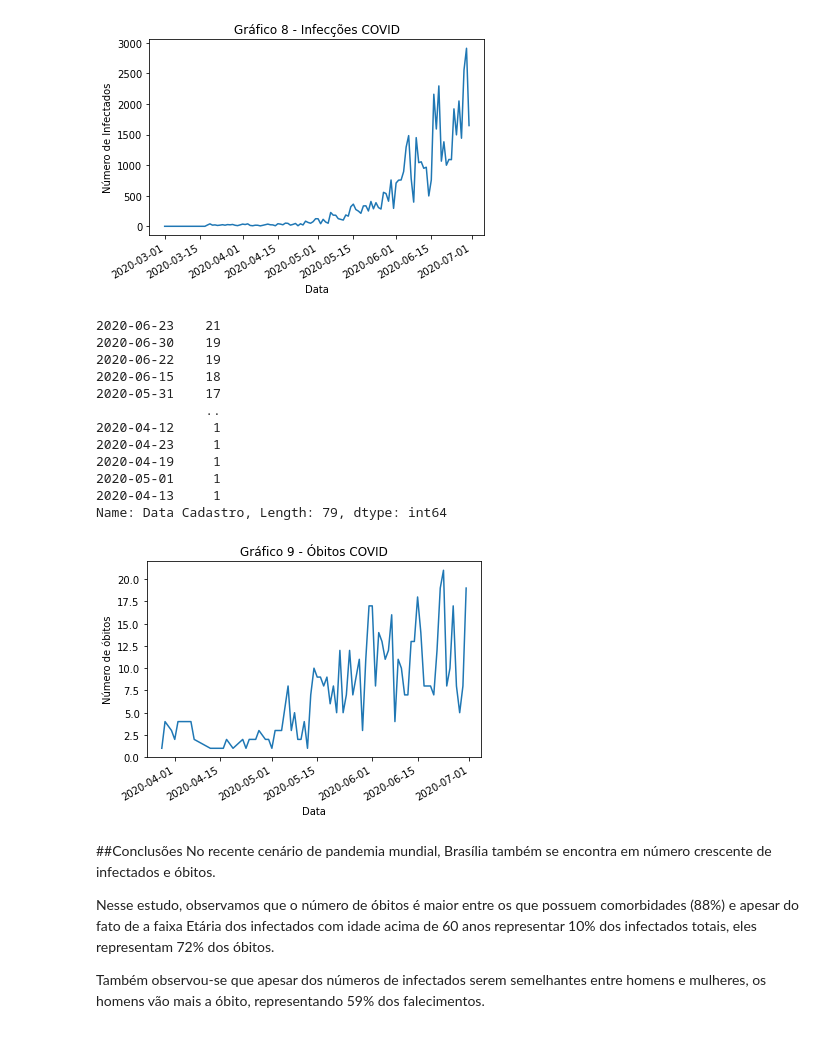
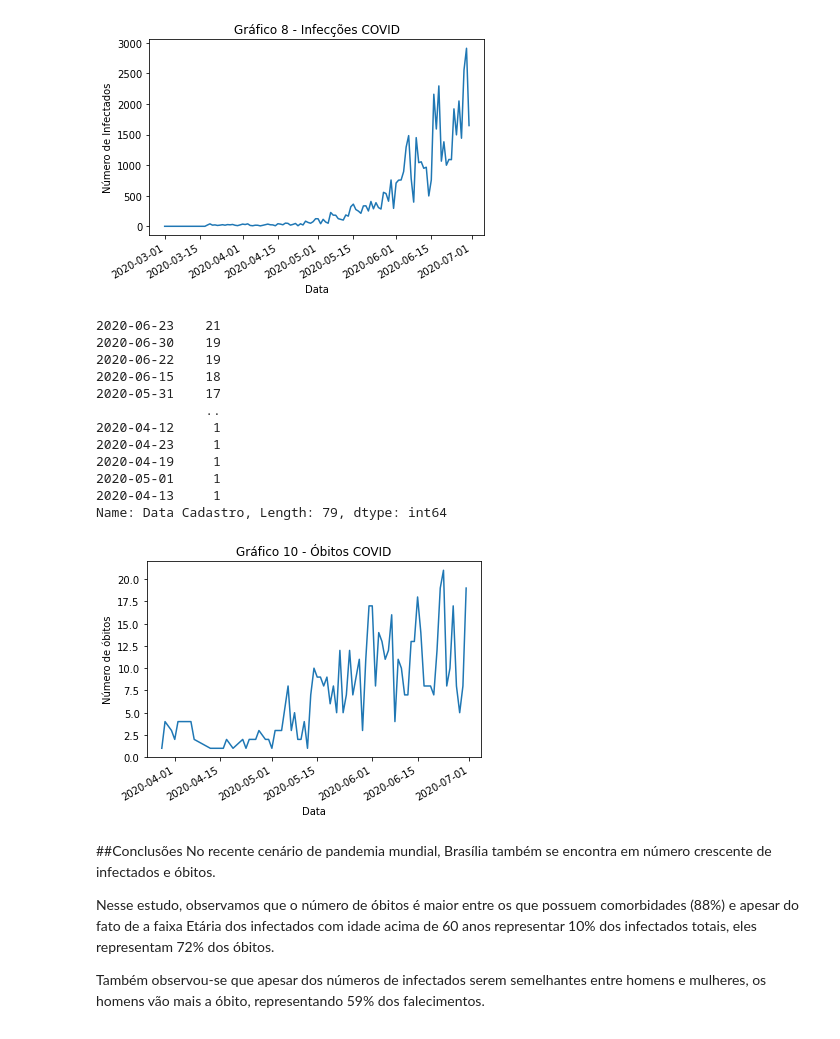
Before and after one commit to carmenscar/Data-Science-projects, a Jupyter notebook: analisecovidbsb.ipynb, the cells around one changed output. Saved outputs shown, nothing was run; the diff lists cells and outputs as text; code cells hidden in the pictures.

```diff
--- a/analisecovidbsb.ipynb
+++ b/analisecovidbsb.ipynb
@@ -368,23 +368,23 @@ Name: Data Cadastro, Length: 108, dtype: int64
 # %%
 df1['Data Cadastro'].value_counts().plot()
 plt.xlabel("Data")
 plt.ylabel("Número de óbitos")
-plt.title('Gráfico 9 - Óbitos COVID')
+plt.title('Gráfico 10 - Óbitos COVID')
 df1['Data Cadastro'].value_counts()
 # %% [output]
 2020-06-23    21
 2020-06-30    19
 2020-06-22    19
 2020-06-15    18
 2020-05-31    17
               ..
 2020-04-12     1
 2020-04-23     1
 2020-04-19     1
 2020-05-01     1
 2020-04-13     1
 Name: Data Cadastro, Length: 79, dtype: int64
-[figure, old version]
+[figure, new version]
 # %% [markdown]
 ##Conclusões
 No recente cenário de pandemia mundial, Brasília também se encontra em número crescente de infectados e óbitos.
```
Also changed, not shown: parts of 5 cells of this notebook.
